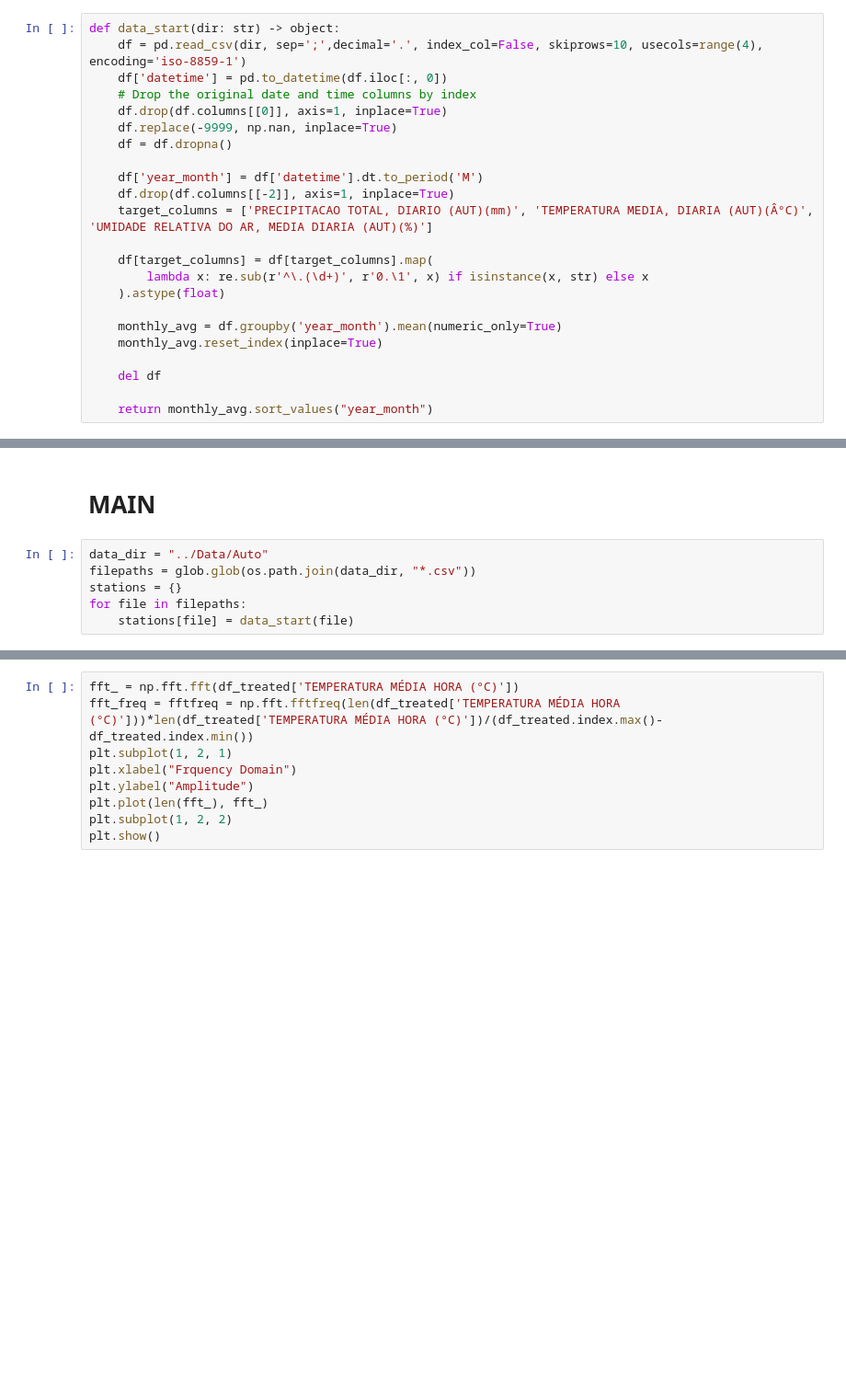
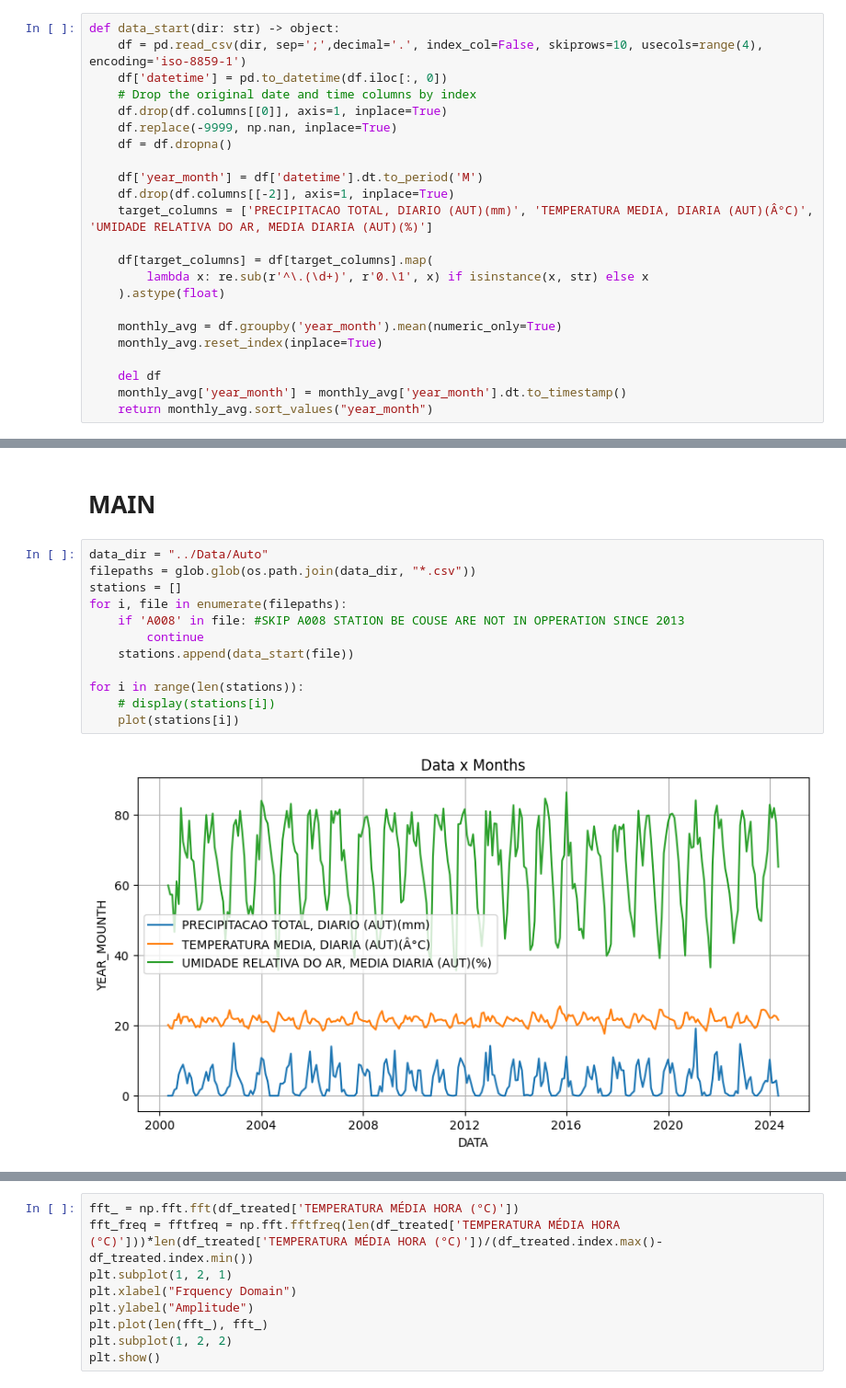
Before and after one commit to lcstei/fourrier-analysis-of-weather-data, a Jupyter notebook: src/main.ipynb, the cells around one changed output, grey strips where cells are left out. Shown at 92% size. Saved outputs shown, nothing was run; the diff lists cells and outputs as text; blank space fills up the shorter version.

```diff
--- a/src/main.ipynb
+++ b/src/main.ipynb
@@ -34,7 +34,7 @@ def data_start(dir: str) -> object:
     monthly_avg.reset_index(inplace=True)
 
     del df
-
+    monthly_avg['year_month'] = monthly_avg['year_month'].dt.to_timestamp()
     return monthly_avg.sort_values("year_month")
 # %%
 def plot(df: object) -> None:
@@ -61,6 +61,14 @@ def plot(df: object) -> None:
 # %%
 data_dir = "../Data/Auto"
 filepaths = glob.glob(os.path.join(data_dir, "*.csv"))
-stations = {}
-for file in filepaths:
-    stations[file] = data_start(file)
+stations = []
+for i, file in enumerate(filepaths):
+    if 'A008' in file: #SKIP A008 STATION BE COUSE ARE NOT IN OPPERATION SINCE 2013
+        continue
+    stations.append(data_start(file))
+
+for i in range(len(stations)):
+    # display(stations[i])
+    plot(stations[i])
+# %% [output]
+[figure, added]
```
Also changed, not shown: parts of 2 cells of this notebook.
